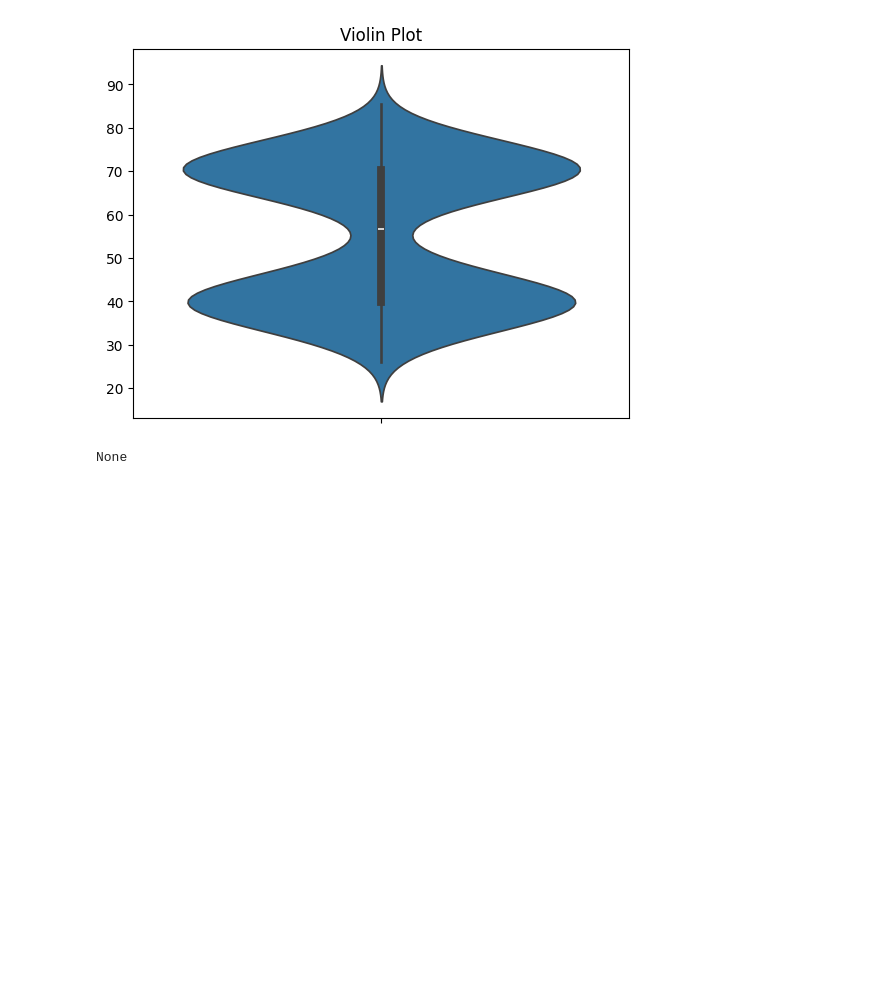
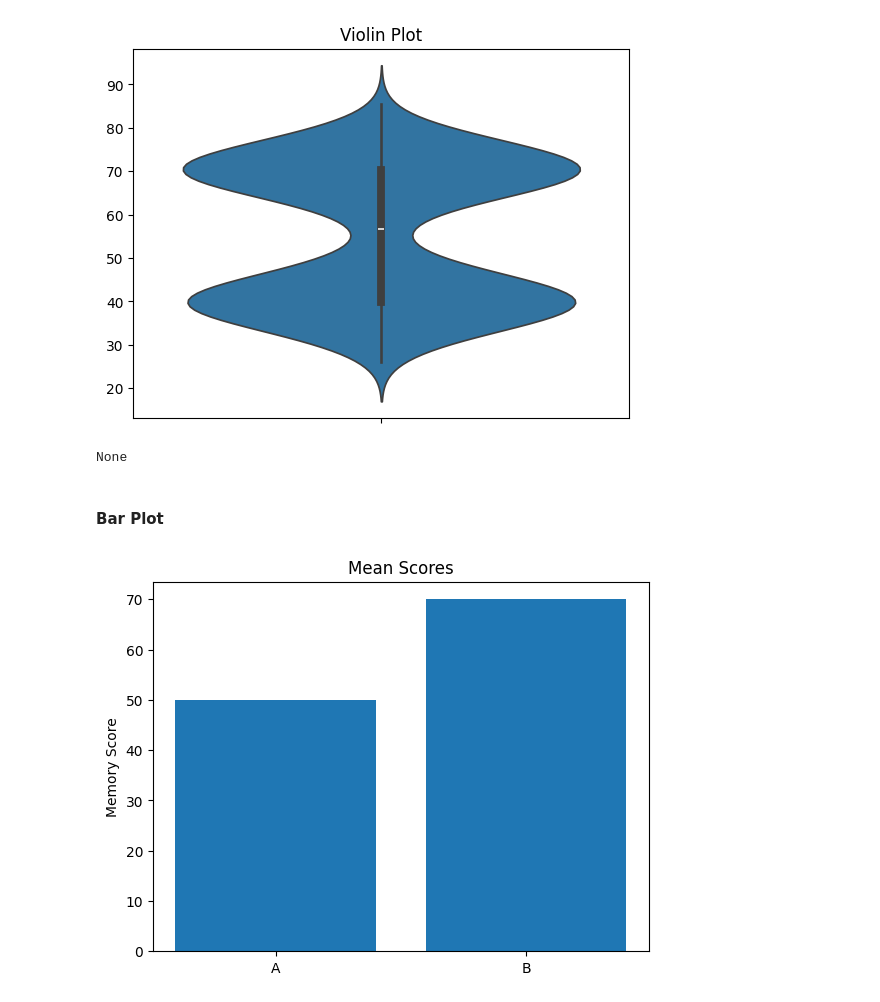
Before and after one commit to erfanjaripour/computational-cognitive-science-training, a Jupyter notebook: Visualization_Practices/Practice02_Relationship_Visualization.ipynb, the cells around one changed output. Saved outputs shown, nothing was run; the diff lists cells and outputs as text; code cells hidden in the pictures; blank space fills up the shorter version.

Commit message:
Add more practices to visualization relationship practice notebook

```diff
--- a/Visualization_Practices/Practice02_Relationship_Visualization.ipynb
+++ b/Visualization_Practices/Practice02_Relationship_Visualization.ipynb
@@ -435,3 +435,20 @@ None
 None
 [figure]
 None
+# %% [markdown]
+#### Bar Plot
+# %%
+# Creating a bar plot of two groups.
+
+means = [50, 70]
+
+plt.bar(
+    ["A", "B"],
+    means
+)
+plt.ylabel("Memory Score")
+plt.title("Mean Scores")
+
+plt.show()
+# %% [output]
+[figure, added]
```
Also changed, not shown: parts of 6 cells of this notebook.
